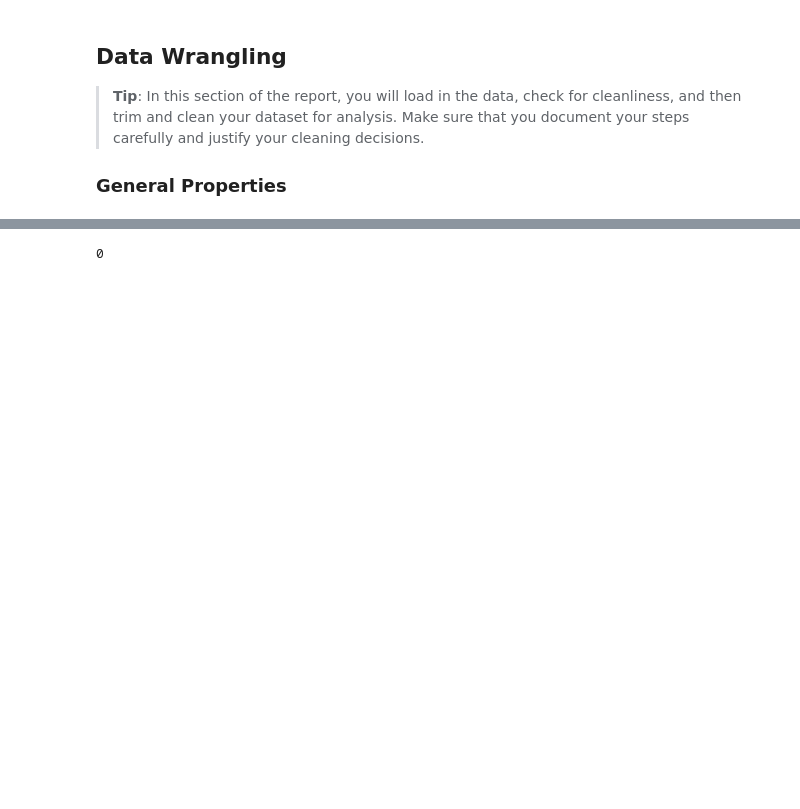
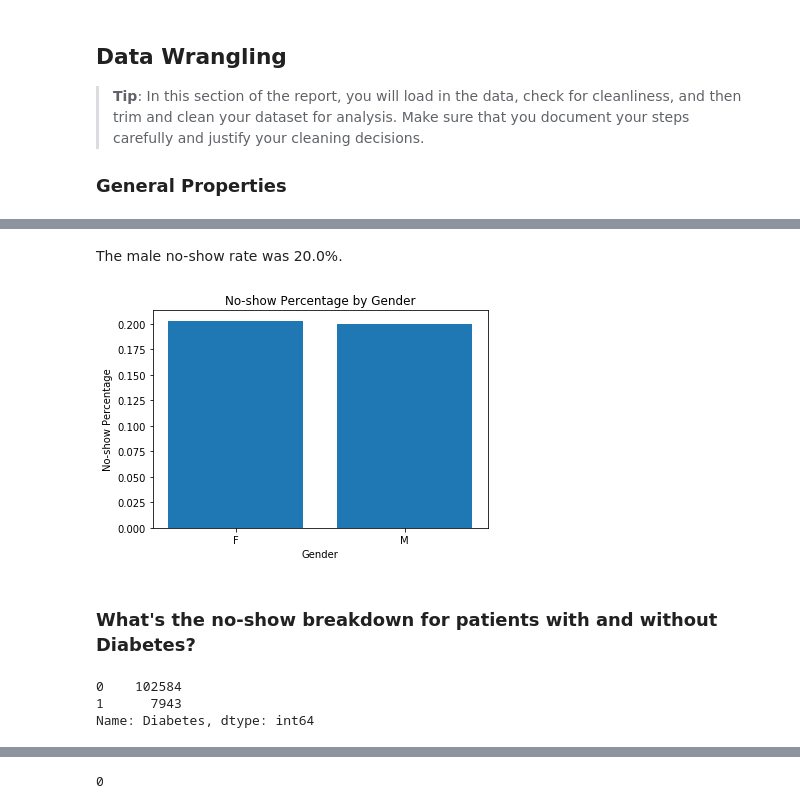
Before and after one commit to helenln/NoShow, a Jupyter notebook: Investigate_a_Dataset.ipynb, the cells around one changed output, grey strips where cells are left out. Cells and saved outputs as stored; diff of their text form; code cells hidden in the pictures; blank space fills up the shorter version.

```diff
--- a/Investigate_a_Dataset.ipynb
+++ b/Investigate_a_Dataset.ipynb
@@ -138,0 +184,19 @@ df_male
+# %% [markdown]
+The male no-show rate was 20.0%.
+# %%
+plt.bar(('F','M'), [df_femalenoshow,df_malenoshow])
+plt.title('No-show Percentage by Gender')
+plt.xlabel('Gender',)
+plt.ylabel('No-show Percentage')
+plt.show()
+# %% [output]
+[figure, added]
+# %% [markdown]
+### What's the no-show breakdown for patients with and without Diabetes?
+# %%
+df_diabetes_count = df['Diabetes'].value_counts()
+df_diabetes_count
+# %% [output]
+0    102584
+1      7943
+Name: Diabetes, dtype: int64
```
Also changed, not shown: parts of 52 cells of this notebook, 1 other file.
